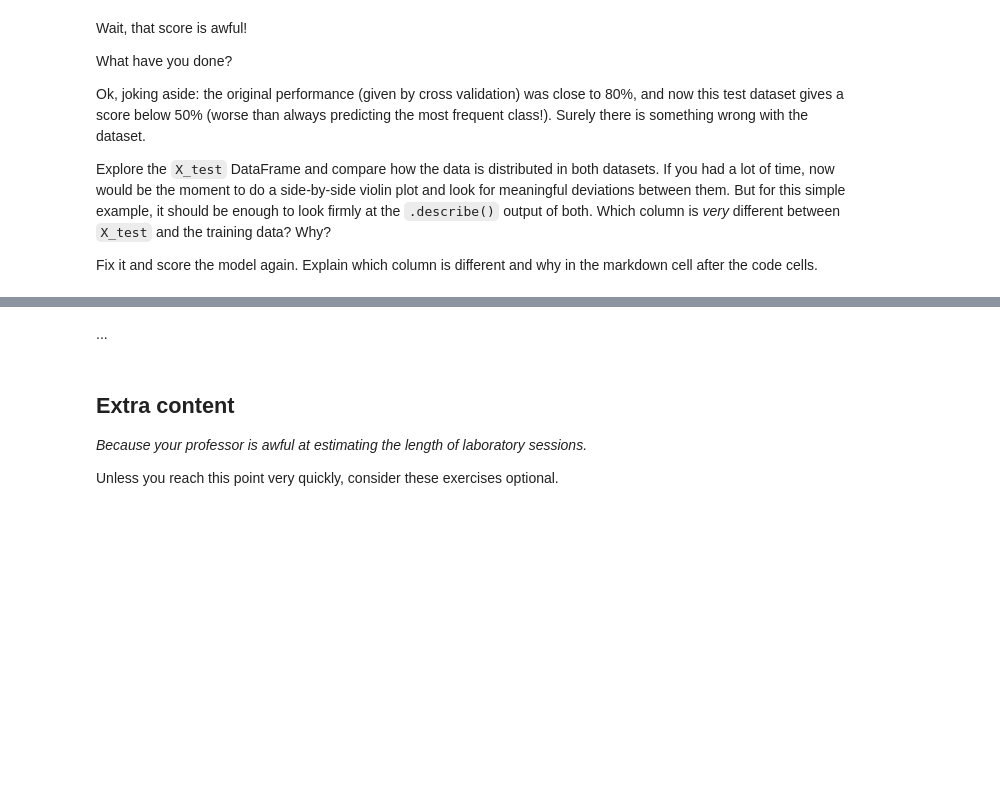
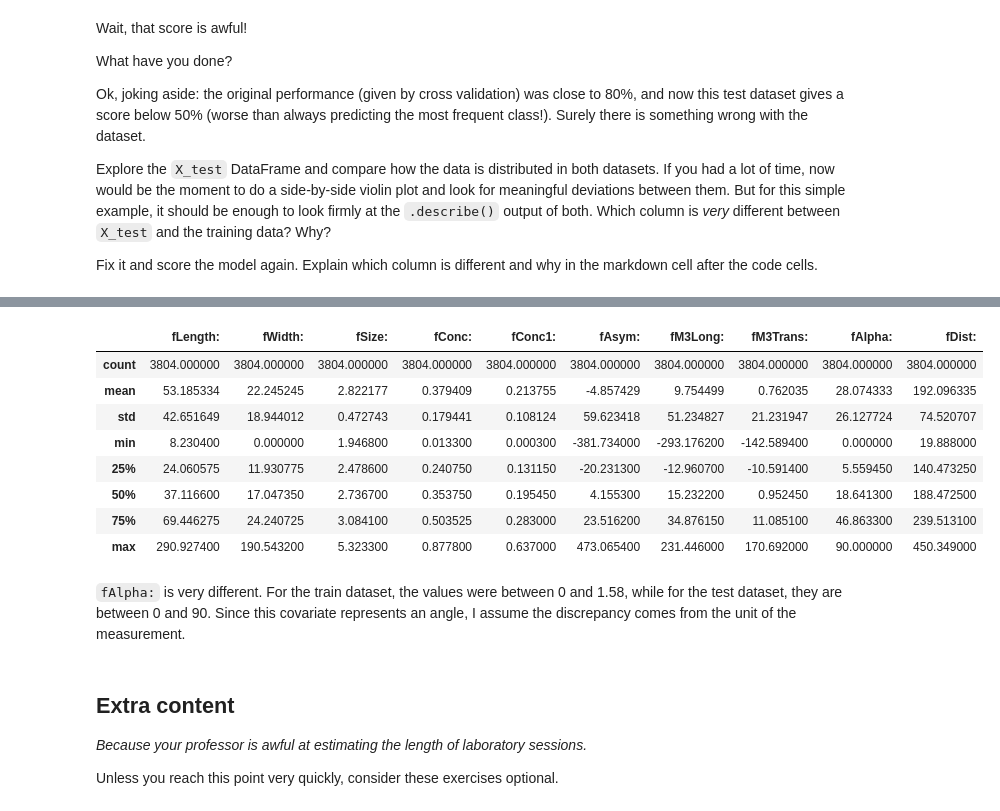
Before and after one commit to id2591/MagicTelescope, a Jupyter notebook: MagicTelescope-labsession.ipynb, the cells around one changed output, grey strips where cells are left out. Drawn from its saved outputs; the diff is of its cells as text; code cells hidden in the pictures; blank space fills up the shorter version.

```diff
--- a/MagicTelescope-labsession.ipynb
+++ b/MagicTelescope-labsession.ipynb
@@ -76,8 +162,8 @@ At this point we could do some more model selection, hyperparameter tuning (e.g.
 
 Now is the time to test the performance of the model on a separate testing set:
 # %%
-X_test = pd.read_parquet("magictelescope-testdata.parquet")
-y_test = pd.read_parquet("magictelescope-testlabels.parquet")
+X_test = pd.read_parquet("datasets/labsession/magictelescope-testdata.parquet")
+y_test = pd.read_parquet("datasets/labsession/magictelescope-testlabels.parquet")
 # %% [markdown]
 Fit your pipeline on the whole training set (`X`, `y`), keep it in a variable called `model`, and score it with the test set: `model.score(X_test, y_test)`.
 # %%
@@ -95,7 +210,17 @@ Fix it and score the model again. Explain which column is different and why in t
 # %%
-...
+X_test.describe()
+# %% [output]
+|  | fLength: | fWidth: | fSize: | fConc: | fConc1: | fAsym: | fM3Long: | fM3Trans: | fAlpha: | fDist: |
+| count | 3804.000000 | 3804.000000 | 3804.000000 | 3804.000000 | 3804.000000 | 3804.000000 | 3804.000000 | 3804.000000 | 3804.000000 | 3804.000000 |
+| mean | 53.185334 | 22.245245 | 2.822177 | 0.379409 | 0.213755 | -4.857429 | 9.754499 | 0.762035 | 28.074333 | 192.096335 |
+| std | 42.651649 | 18.944012 | 0.472743 | 0.179441 | 0.108124 | 59.623418 | 51.234827 | 21.231947 | 26.127724 | 74.520707 |
+| min | 8.230400 | 0.000000 | 1.946800 | 0.013300 | 0.000300 | -381.734000 | -293.176200 | -142.589400 | 0.000000 | 19.888000 |
+| 25% | 24.060575 | 11.930775 | 2.478600 | 0.240750 | 0.131150 | -20.231300 | -12.960700 | -10.591400 | 5.559450 | 140.473250 |
+| 50% | 37.116600 | 17.047350 | 2.736700 | 0.353750 | 0.195450 | 4.155300 | 15.232200 | 0.952450 | 18.641300 | 188.472500 |
+| 75% | 69.446275 | 24.240725 | 3.084100 | 0.503525 | 0.283000 | 23.516200 | 34.876150 | 11.085100 | 46.863300 | 239.513100 |
+| max | 290.927400 | 190.543200 | 5.323300 | 0.877800 | 0.637000 | 473.065400 | 231.446000 | 170.692000 | 90.000000 | 450.349000 |
-# %% [markdown]
-...
+# %% [markdown]
+`fAlpha:` is very different. For the train dataset, the values were between 0 and 1.58, while for the test dataset, they are between 0 and 90. Since this covariate represents an angle, I assume the discrepancy comes from the unit of the measurement.
 # %% [markdown]
 ## Extra content
 
```
Also changed, not shown: parts of 12 cells of this notebook.
